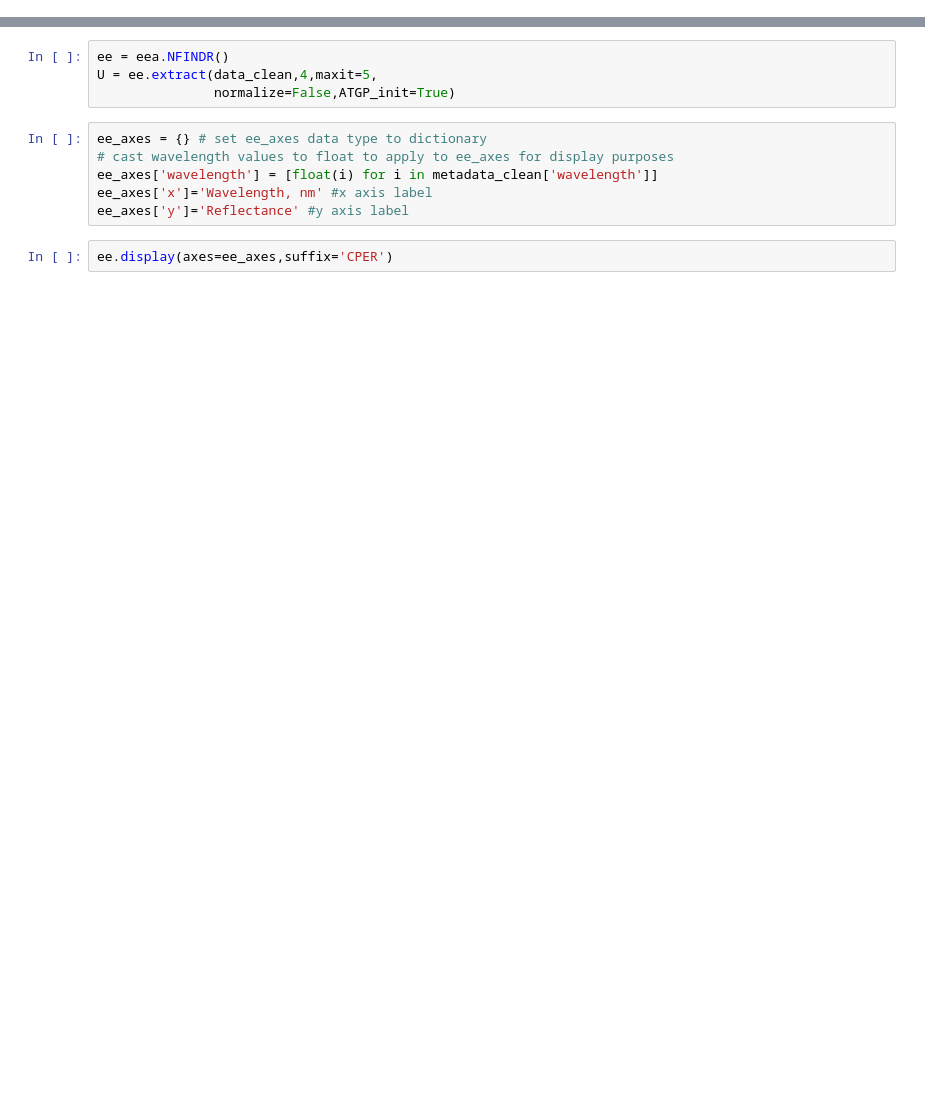
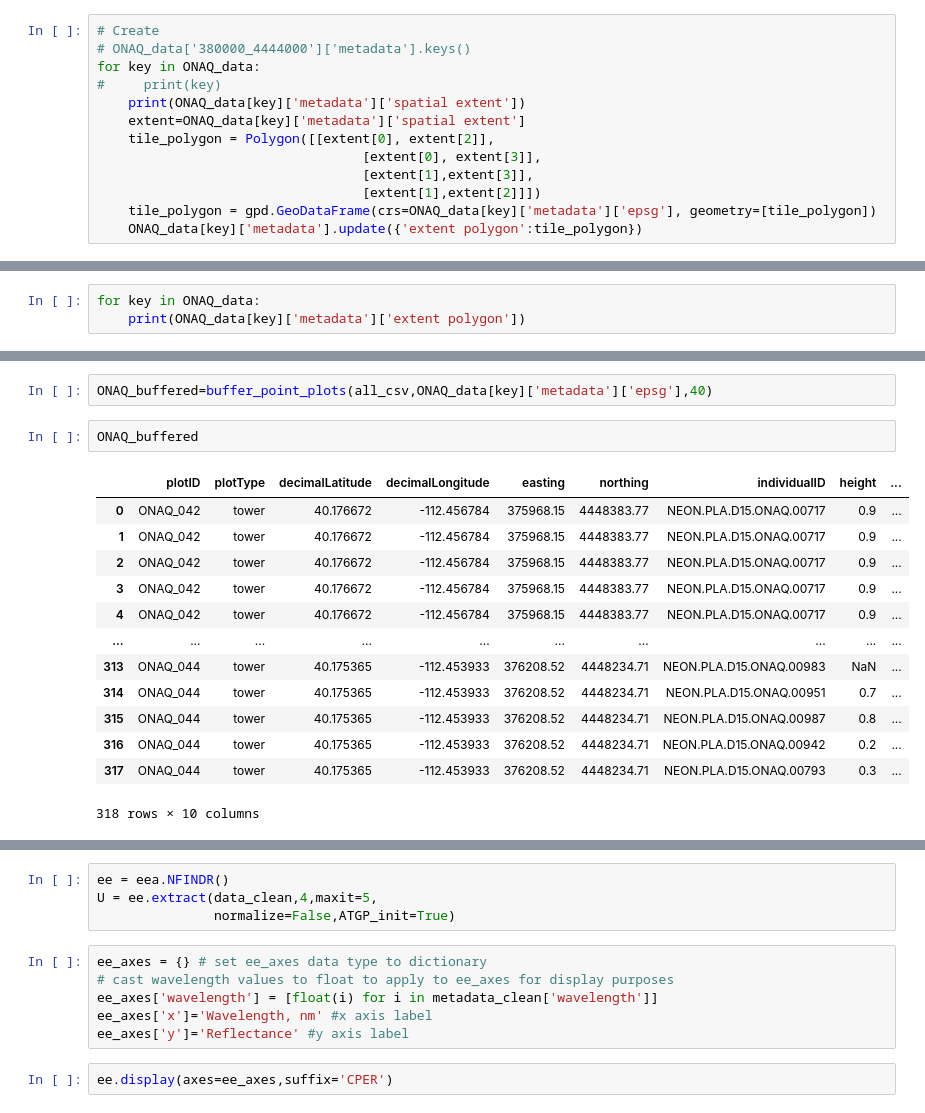
Before and after one commit to kessb/sagebrush-ecosystem-modeling, a Jupyter notebook: scripts/Hyperspectral_Test.ipynb, the cells around one changed output, grey strips where cells are left out. Drawn from its saved outputs; the diff is of its cells as text; blank space fills up the shorter version.

```diff
--- a/scripts/Hyperspectral_Test.ipynb
+++ b/scripts/Hyperspectral_Test.ipynb
@@ -237,0 +360,13 @@ array([ 526000.,  527000., 4520000., 4521000.])
+# %%
+# Create
+# ONAQ_data['380000_4444000']['metadata'].keys()
+for key in ONAQ_data:
+#     print(key)
+    print(ONAQ_data[key]['metadata']['spatial extent'])
+    extent=ONAQ_data[key]['metadata']['spatial extent']
+    tile_polygon = Polygon([[extent[0], extent[2]],
+                                  [extent[0], extent[3]],
+                                  [extent[1],extent[3]],
+                                  [extent[1],extent[2]]])
+    tile_polygon = gpd.GeoDataFrame(crs=ONAQ_data[key]['metadata']['epsg'], geometry=[tile_polygon])
+    ONAQ_data[key]['metadata'].update({'extent polygon':tile_polygon})
@@ -237,0 +379,3 @@ array([ 526000.,  527000., 4520000., 4521000.])
+# %%
+for key in ONAQ_data:
+    print(ONAQ_data[key]['metadata']['extent polygon'])
@@ -237,0 +413,18 @@ array([ 526000.,  527000., 4520000., 4521000.])
+# %%
+ONAQ_buffered=buffer_point_plots(all_csv,ONAQ_data[key]['metadata']['epsg'],40)
+# %%
+ONAQ_buffered
+# %% [output]
+|  | plotID | plotType | decimalLatitude | decimalLongitude | easting | northing | individualID | height | ... |
+| 0 | ONAQ_042 | tower | 40.176672 | -112.456784 | 375968.15 | 4448383.77 | NEON.PLA.D15.ONAQ.00717 | 0.9 | ... |
+| 1 | ONAQ_042 | tower | 40.176672 | -112.456784 | 375968.15 | 4448383.77 | NEON.PLA.D15.ONAQ.00717 | 0.9 | ... |
+| 2 | ONAQ_042 | tower | 40.176672 | -112.456784 | 375968.15 | 4448383.77 | NEON.PLA.D15.ONAQ.00717 | 0.9 | ... |
+| 3 | ONAQ_042 | tower | 40.176672 | -112.456784 | 375968.15 | 4448383.77 | NEON.PLA.D15.ONAQ.00717 | 0.9 | ... |
+| 4 | ONAQ_042 | tower | 40.176672 | -112.456784 | 375968.15 | 4448383.77 | NEON.PLA.D15.ONAQ.00717 | 0.9 | ... |
+| ... | ... | ... | ... | ... | ... | ... | ... | ... | ... |
+| 313 | ONAQ_044 | tower | 40.175365 | -112.453933 | 376208.52 | 4448234.71 | NEON.PLA.D15.ONAQ.00983 | NaN | ... |
+| 314 | ONAQ_044 | tower | 40.175365 | -112.453933 | 376208.52 | 4448234.71 | NEON.PLA.D15.ONAQ.00951 | 0.7 | ... |
+| 315 | ONAQ_044 | tower | 40.175365 | -112.453933 | 376208.52 | 4448234.71 | NEON.PLA.D15.ONAQ.00987 | 0.8 | ... |
+| 316 | ONAQ_044 | tower | 40.175365 | -112.453933 | 376208.52 | 4448234.71 | NEON.PLA.D15.ONAQ.00942 | 0.2 | ... |
+| 317 | ONAQ_044 | tower | 40.175365 | -112.453933 | 376208.52 | 4448234.71 | NEON.PLA.D15.ONAQ.00793 | 0.3 | ... |
+318 rows × 10 columns
```
Also changed, not shown: parts of 24 cells of this notebook.
